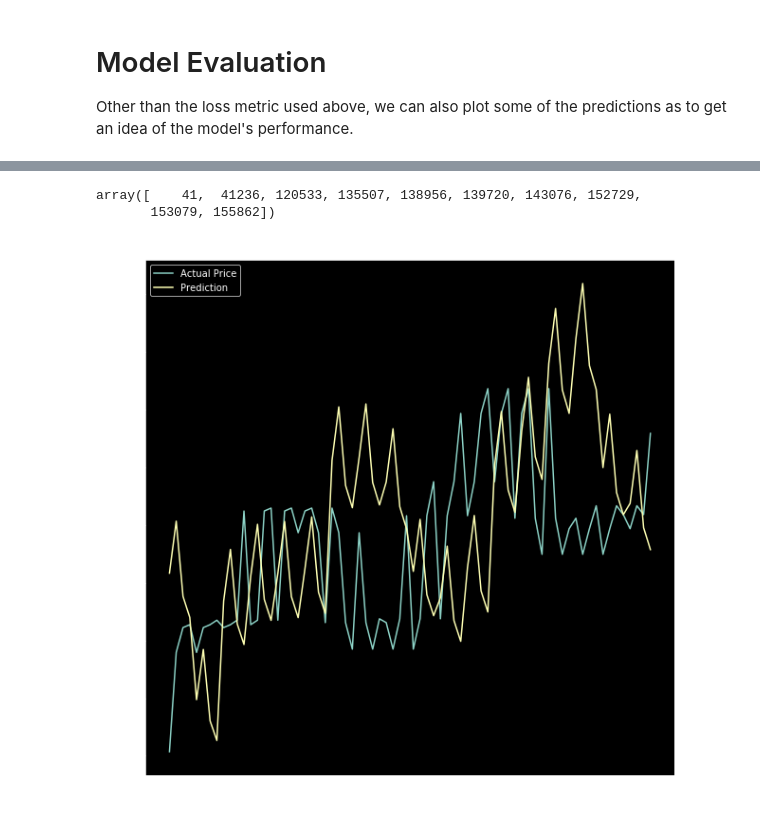
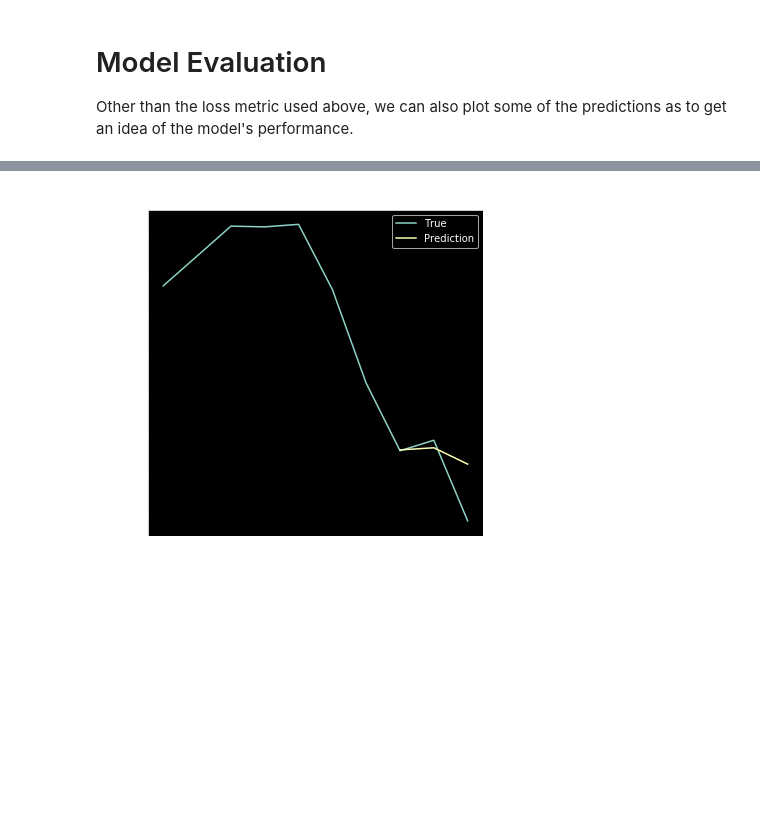
Before and after one commit to cvaf/fut, a Jupyter notebook: pricey/sophie.ipynb, the cells around one changed output, grey strips where cells are left out. Drawn from its saved outputs; the diff is of its cells as text; code cells hidden in the pictures; blank space fills up the shorter version.

```diff
--- a/pricey/sophie.ipynb
+++ b/pricey/sophie.ipynb
@@ -354,25 +377,40 @@ def plot_preds(i):
     """
     colors = sns.color_palette()
 
+    # find player's resource id and their data
     player_res = test_res[i]
+    player_data = df_test[df_test.resource_id == player_res]
+    player_name = player_data.player_name.values[0]
     player_name = df_test[df_test.resource_id == player_res].player_name.values[0]
 
+    # find their past prices, predictions and true target
     i_prices = price_scaler.inverse_transform(test_temp[i][:, -1].reshape(1, -1))
     i_preds = price_scaler.inverse_transform(test_preds[i].reshape(1, -1))[0]
     i_target = price_scaler.inverse_transform(test_targ[i].reshape(1, -1))
-
     true_prices = np.concatenate([i_prices, i_target], axis=1)[0]
     num_prices = len(true_prices)
 
+    # find the corresponding x-axis labels
     first_d = test_temp[i][:, -2][0] * 365
     x_idx = np.arange(0, num_prices, 1) + first_d
+    x_idx_scaled = x_idx / 365
+    player_dates = player_data[player_data.days_release.isin(x_idx_scaled)].date.values
+    # first_date = player_dates[0].astype(datetime)
+    # first_date = pd.to_datetime(first_date)
+    first_date = player_dates[0]
+    first_date = np.datetime64(first_date)
+    dates = [first_date + np.timedelta64(i, 'D') for i in range(num_prices)]
 
     num_preds = len(i_preds)
-    pred_idx = x_idx[-num_preds:]
+    pred_idx = dates[-num_preds:]
 
+    # create the plot
     fig, ax = plt.subplots(1,1, figsize=(6,6))
-    ax.plot(x_idx, true_prices, label='True', color=colors[0])
+    ax.plot(dates, true_prices, label='True', color=colors[0])
     ax.plot(pred_idx, i_preds, label='Prediction', color=colors[1])
+    ax.tick_params(axis='x', rotation=90)
     ax.set_title(player_name)
-    ax.set_xlabel('Days from release')
+    ax.set_xlabel('Date')
     ax.legend()
+
+    return i_preds, i_target
@@ -416,9 +417,5 @@ df_test.head(2)
-# %%
-df_test.resource_id.unique()[:10]
-# %% [output]
-array([    41,  41236, 120533, 135507, 138956, 139720, 143076, 152729,
-       153079, 155862])
-# %%
-plot_predictions_resource(155862)
-# %% [output]
-[figure, removed]
+# %%
+i = np.random.choice(len(test_res))
+i_preds, i_target = plot_preds(i)
+# %% [output]
+[figure, added]
```
Also changed, not shown: parts of 18 cells of this notebook.
